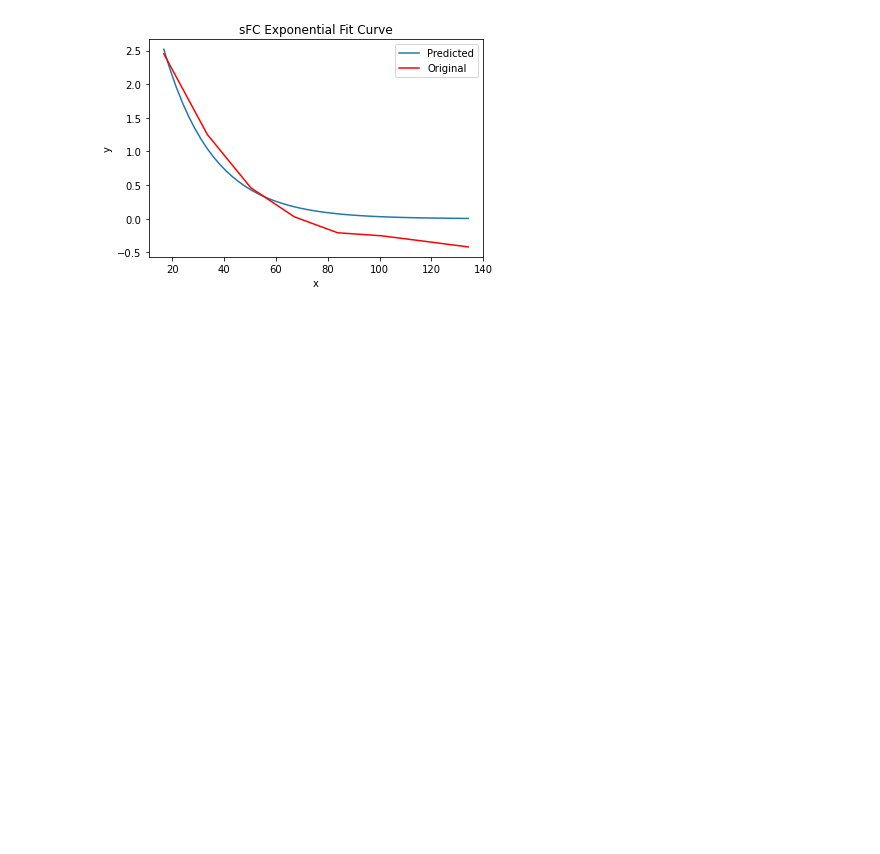
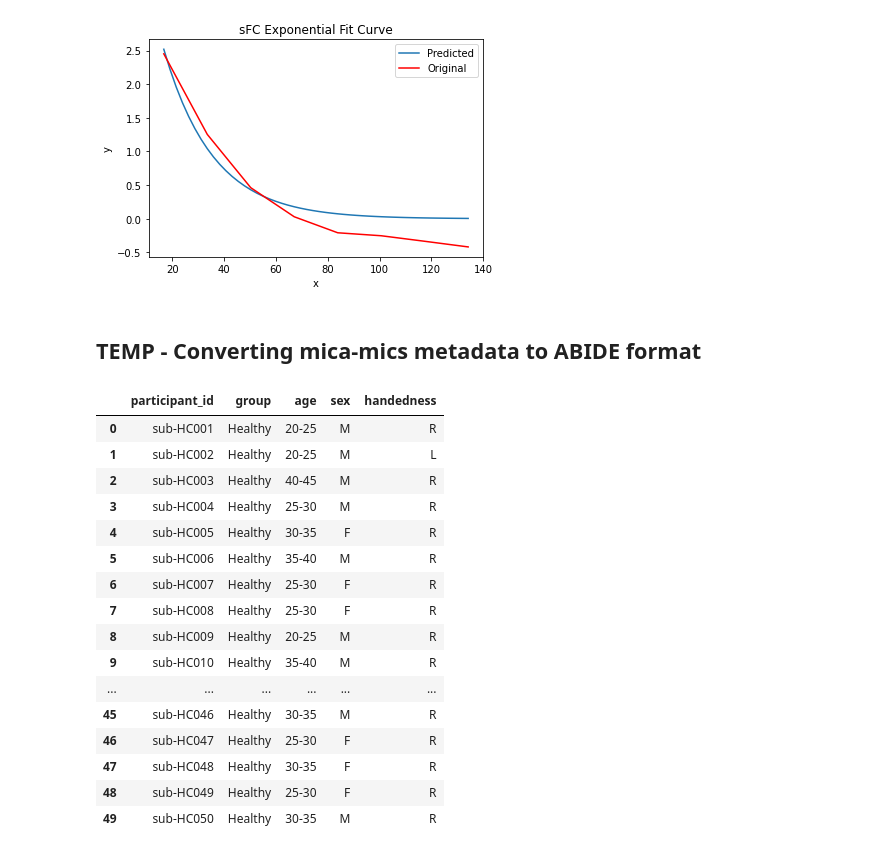
Before and after one commit to shivanshseth/fmri-functional-connectivity-ising, a Jupyter notebook: src/results.ipynb, the cells around one changed output. Cells and saved outputs as stored; diff of their text form; code cells hidden in the pictures; blank space fills up the shorter version.

```diff
--- a/src/results.ipynb
+++ b/src/results.ipynb
@@ -387,3 +388,28 @@ plt.legend()
 plt.show()
 # %% [output]
 [figure]
+# %% [markdown]
+## TEMP - Converting mica-mics metadata to ABIDE format
+# %%
+meta_fp = "/home/anirudh/Research/Brain/Datasets/mica-mics-dataset/participants.tsv"
+new_meta_fp = "/home/anirudh/Research/Brain/Datasets/mica-mics-dataset/metadata.csv"
+metadata = pd.read_csv(meta_fp, sep='\t')
+metadata
+# %% [output]
+|  | participant_id | group | age | sex | handedness |
+| 0 | sub-HC001 | Healthy | 20-25 | M | R |
+| 1 | sub-HC002 | Healthy | 20-25 | M | L |
+| 2 | sub-HC003 | Healthy | 40-45 | M | R |
+| 3 | sub-HC004 | Healthy | 25-30 | M | R |
+| 4 | sub-HC005 | Healthy | 30-35 | F | R |
+| 5 | sub-HC006 | Healthy | 35-40 | M | R |
+| 6 | sub-HC007 | Healthy | 25-30 | F | R |
+| 7 | sub-HC008 | Healthy | 25-30 | F | R |
+| 8 | sub-HC009 | Healthy | 20-25 | M | R |
+| 9 | sub-HC010 | Healthy | 35-40 | M | R |
+| ... | ... | ... | ... | ... | ... |
+| 45 | sub-HC046 | Healthy | 30-35 | M | R |
+| 46 | sub-HC047 | Healthy | 25-30 | F | R |
+| 47 | sub-HC048 | Healthy | 30-35 | F | R |
+| 48 | sub-HC049 | Healthy | 25-30 | F | R |
+| 49 | sub-HC050 | Healthy | 30-35 | M | R |
```
Also changed, not shown: parts of 5 cells of this notebook, 1 other file.
